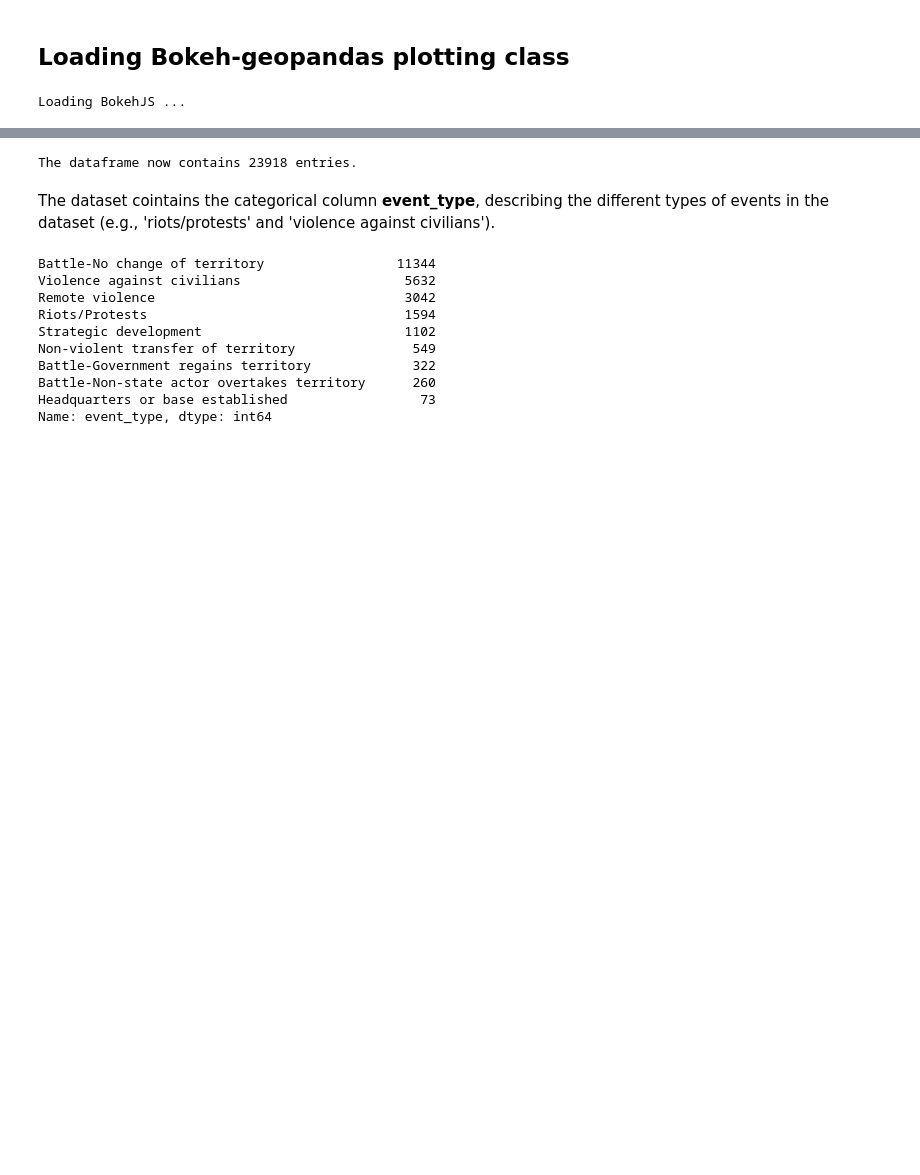
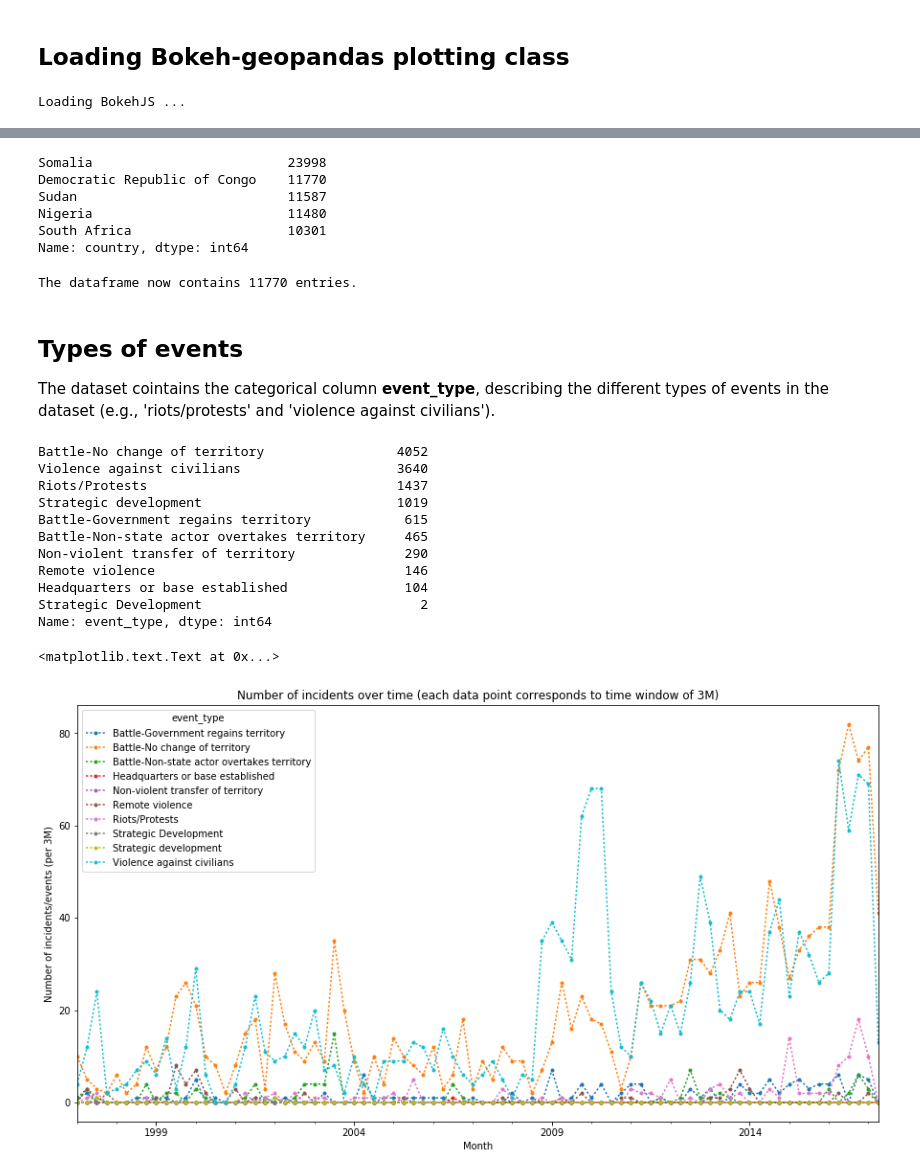
Before and after one commit to danielosen/DataScience, a Jupyter notebook: project/examples/Midterm notebook - ACLED (DRAFT).ipynb, the cells around one changed output, grey strips where cells are left out. Saved outputs shown, nothing was run; the diff lists cells and outputs as text; code cells hidden in the pictures; blank space fills up the shorter version.

```diff
--- a/project/examples/Midterm notebook - ACLED (DRAFT).ipynb
+++ b/project/examples/Midterm notebook - ACLED (DRAFT).ipynb
@@ -46,5 +52,5 @@ acled.mongodb_update_database()
 # %% [markdown]
 #### Loading database content into Pandas dataframe:
 # %%
-df = acled.mongodb_get_entire_database()
+df_full = acled.mongodb_get_entire_database()
 # %%
@@ -110,19 +124,53 @@ df_s = df.loc[df.loc[:,'country']=='Somalia'].reset_index(drop=True)
-# %%
-print("The dataframe now contains", len(df_s), "entries.")
-# %% [output]
-The dataframe now contains 23918 entries.
+# %%
+df_full['country'].value_counts().head()
+# %% [output]
+Somalia                         23998
+Democratic Republic of Congo    11770
+Sudan                           11587
+Nigeria                         11480
+South Africa                    10301
+Name: country, dtype: int64
+# %%
+#country_to_analyze = 'Somalia'
+country_to_analyze = 'Democratic Republic of Congo'
+
+# New dataframe, filtering on one country:
+df = df_full.loc[df_full.loc[:,'country']==country_to_analyze].reset_index(drop=True)
+
+print("The dataframe now contains", len(df), "entries.")
+# %% [output]
+The dataframe now contains 11770 entries.
 # %% [markdown]
+## Types of events
 The dataset cointains the categorical column **event_type**, describing the different types of events in the dataset (e.g., 'riots/protests' and 'violence against civilians').
 # %%
-print(df_s['event_type'].value_counts())
+print(df['event_type'].value_counts())
 # %% [output]
-Battle-No change of territory                 11344
-Violence against civilians                     5632
-Remote violence                                3042
-Riots/Protests                                 1594
-Strategic development                          1102
-Non-violent transfer of territory               549
-Battle-Government regains territory             322
-Battle-Non-state actor overtakes territory      260
-Headquarters or base established                 73
+Battle-No change of territory                 4052
+Violence against civilians                    3640
+Riots/Protests                                1437
+Strategic development                         1019
+Battle-Government regains territory            615
+Battle-Non-state actor overtakes territory     465
+Non-violent transfer of territory              290
+Remote violence                                146
+Headquarters or base established               104
+Strategic Development                            2
 Name: event_type, dtype: int64
+# %%
+df_piv = df.pivot_table(index='event_date',
+                              columns='event_type',
+                              values='fatalities',
+                              aggfunc=np.count_nonzero) # Aggregate count of events
+
+df_piv = df_piv.fillna(0)
+resample_freq = '3M'
+df_piv = df_piv.resample(resample_freq).sum()
+
+ax = df_piv.plot(marker='.', linestyle='dotted', figsize=(15,8))
+ax.set_title("Number of incidents over time (each data point corresponds to time window of "+resample_freq+")")
+ax.set_ylabel("Number of incidents/events (per "+resample_freq+")")
+ax.set_xlabel("Month")
+# %% [output]
+<matplotlib.text.Text at 0x...>
+[figure, added]
```
Also changed, not shown: parts of 38 cells of this notebook, 1 other file.
